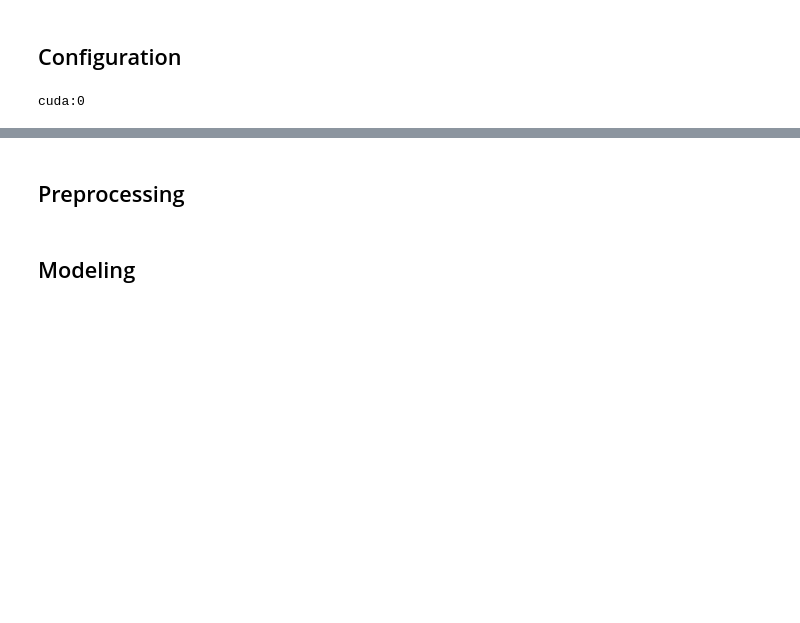
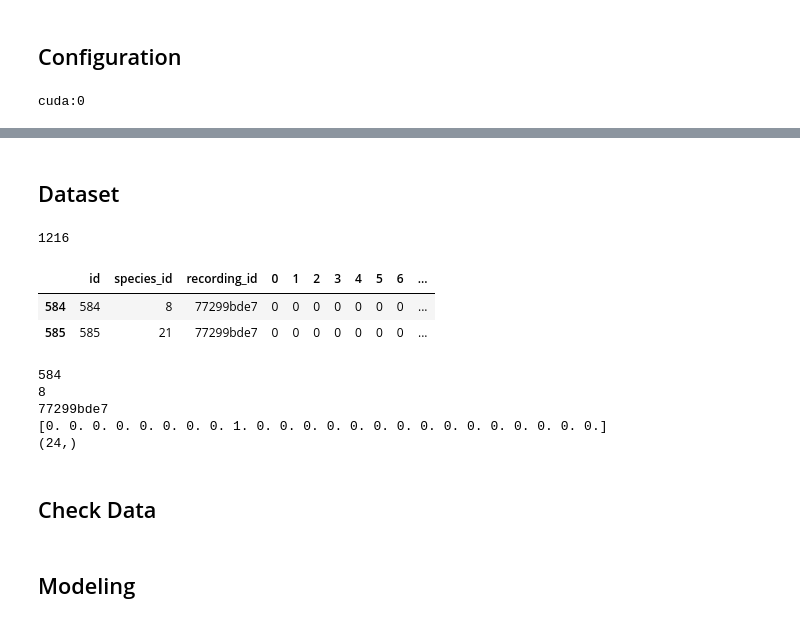
Before and after one commit to tatsuya-takahashi/Rainforest-Connection-Species-Audio-Detection, a Jupyter notebook: src/train.ipynb, the cells around one changed output, grey strips where cells are left out. Saved outputs shown, nothing was run; the diff lists cells and outputs as text; code cells hidden in the pictures; blank space fills up the shorter version.

```diff
--- a/src/train.ipynb
+++ b/src/train.ipynb
@@ -70,10 +64,7 @@ print(device)
 cuda:0
 # %%
 # sample data
-sample = torch.from_numpy(np.load('melspec.npy'))
+sample = torch.from_numpy(np.load(Path("../input/rfcx-species-audio-detection/train_mel_clip/0.npy")))
 print(sample.shape)
-print(sample[np.newaxis, :, :].shape)
-# channel = sample.unsqueeze(0)
-# batch = channel.unsqueeze(0)
-# print(batch.shape)
+# print(sample[np.newaxis, :, :].shape)
 # %% [output]
@@ -139,2 +170,2 @@ set_seed(config.SEED)
 # %% [markdown]
-## Preprocessing
+## Dataset
@@ -144,0 +172,51 @@ set_seed(config.SEED)
+# %%
+# Data load
+df_train_tp = pd.read_csv(config.TRAIN_TP_MEL)
+
+# add column
+for col in range(24):
+    df_train_tp[col] = 0
+
+# one-hot encoding
+for index, row in df_train_tp.iterrows():
+    specId = row["species_id"]
+    for col in range(24):
+        if int(specId) == col:
+            df_train_tp.iloc[index, df_train_tp.columns.get_loc(col)] = 1
+
+# grouping
+# df_train_tp = df_train_tp.groupby("recording_id", as_index=False).max()
+
+# check
+print(len(df_train_tp))
+display(df_train_tp[df_train_tp["recording_id"] == "77299bde7"].head())
+# %% [output]
+1216
+|  | id | species_id | recording_id | 0 | 1 | 2 | 3 | 4 | 5 | 6 | ... |
+| 584 | 584 | 8 | 77299bde7 | 0 | 0 | 0 | 0 | 0 | 0 | 0 | ... |
+| 585 | 585 | 21 | 77299bde7 | 0 | 0 | 0 | 0 | 0 | 0 | 0 | ... |
+# %%
+# load data
+ids = []
+specIds = []
+record_ids = []
+labels = []
+for index, row in df_train_tp.iterrows():
+    ids.append(row.values[0])
+    specIds.append(row.values[1])
+    record_ids.append(row.values[2])
+    labels.append(row.values[3:27])
+
+labels = np.array(labels).astype(float)
+
+print(ids[584])
+print(specIds[584])
+print(record_ids[584])
+print(labels[584])
+print(labels[584].shape)
+# %% [output]
+584
+8
+77299bde7
+[0. 0. 0. 0. 0. 0. 0. 0. 1. 0. 0. 0. 0. 0. 0. 0. 0. 0. 0. 0. 0. 0. 0. 0.]
+(24,)
@@ -144,0 +268,2 @@ set_seed(config.SEED)
+# %% [markdown]
+## Check Data
```
Also changed, not shown: parts of 32 cells of this notebook, 10 other files.
